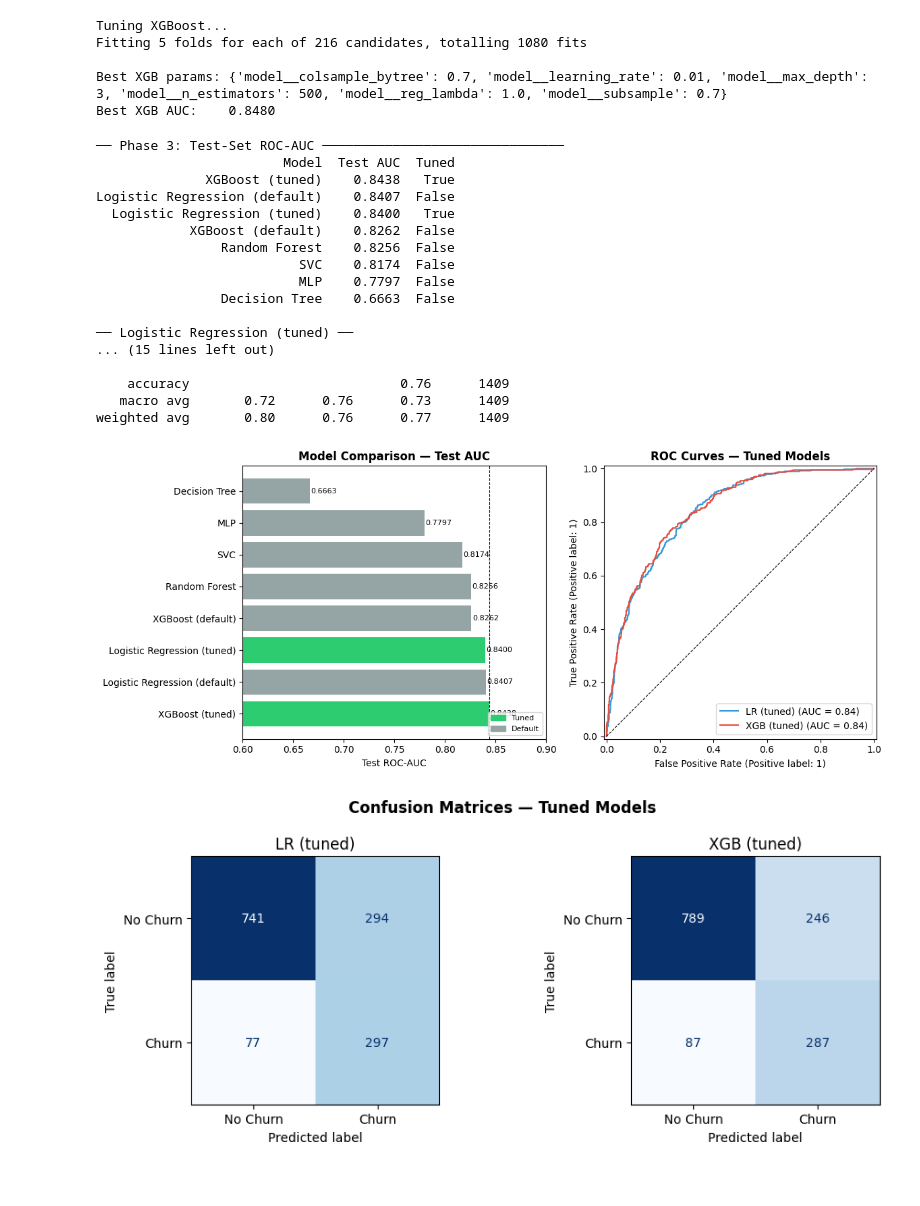
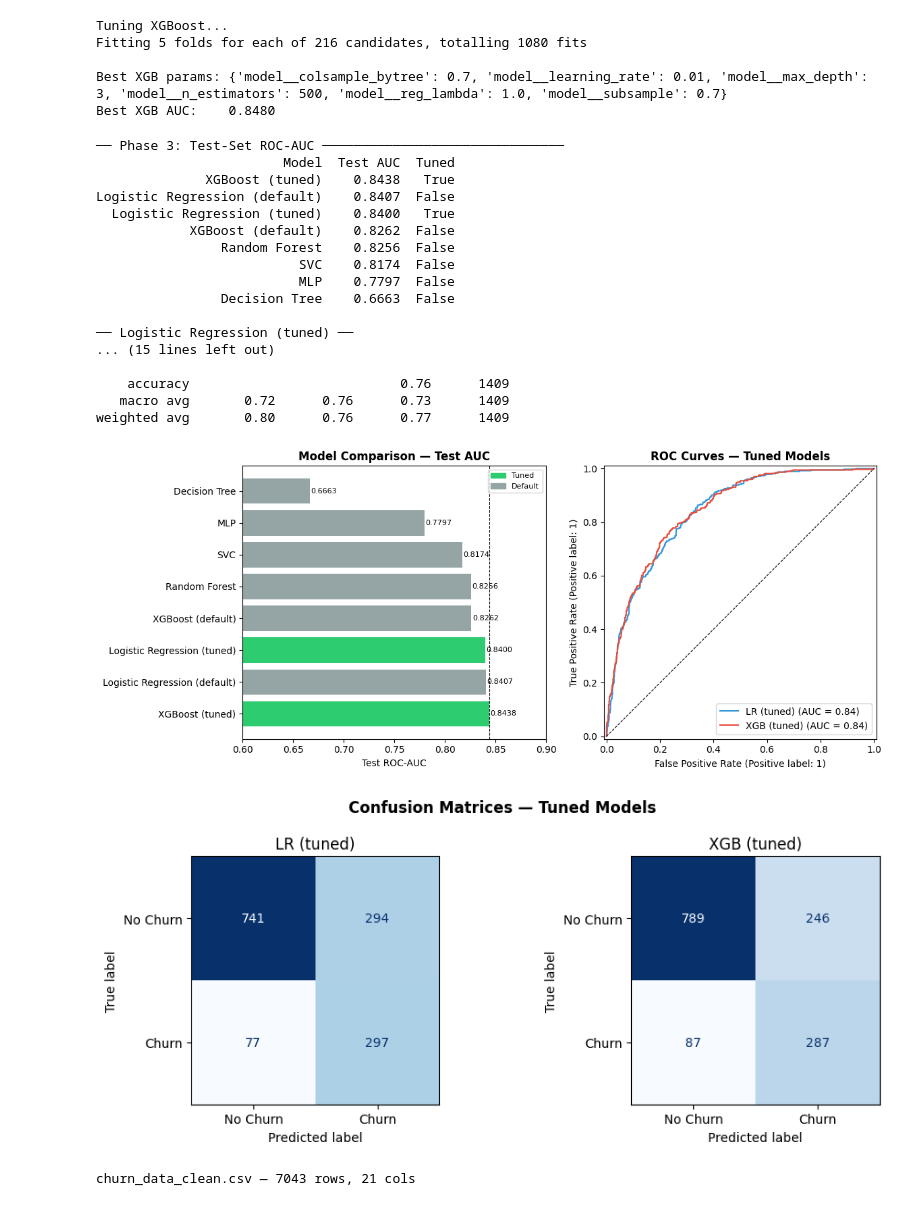
Before and after one commit to Filaxis/telco-churn-miniproject, a Jupyter notebook: telco_churn.ipynb, the cells around one changed output. Cells and saved outputs as stored; diff of their text form; code cells hidden in the pictures.

```diff
--- a/telco_churn.ipynb
+++ b/telco_churn.ipynb
@@ -520,7 +521,7 @@ for bar, val in zip(bars, summary_df['Test AUC']):
 from matplotlib.patches import Patch
 ax1.legend(handles=[Patch(color='#2ecc71', label='Tuned'),
                     Patch(color='#95a5a6', label='Default')],
-           loc='lower right', fontsize=8)
+           loc='upper right', fontsize=8)
 
 # -- 3b. ROC curves (tuned models only) --
 for name, search, color in [('LR (tuned)',  lr_search,  '#3498db'),
@@ -542,32 +543,41 @@ fig2.suptitle('Confusion Matrices — Tuned Models', fontweight='bold')
 
 for ax, (name, search) in zip(axes, [('LR (tuned)',  lr_search),
                                        ('XGB (tuned)', xgb_search)]):
     y_pred = search.best_estimator_.predict(X_test)
     cm = confusion_matrix(y_test, y_pred)
     disp = ConfusionMatrixDisplay(cm, display_labels=['No Churn', 'Churn'])
     disp.plot(ax=ax, colorbar=False, cmap='Blues')
     ax.set_title(name)
 
 fig2.tight_layout()
 fig2.savefig('outputs/confusion_matrices.png', dpi=150, bbox_inches='tight')
 plt.show()
 # %% [output]
 ── Phase 3: Test-Set ROC-AUC ───────────────────────────────
                         Model  Test AUC  Tuned
               XGBoost (tuned)    0.8438   True
 Logistic Regression (default)    0.8407  False
   Logistic Regression (tuned)    0.8400   True
             XGBoost (default)    0.8262  False
                 Random Forest    0.8256  False
                           SVC    0.8174  False
                           MLP    0.7797  False
                 Decision Tree    0.6663  False
 
 ── Logistic Regression (tuned) ──
 ... (15 lines left out)
 
     accuracy                           0.76      1409
    macro avg       0.72      0.76      0.73      1409
 weighted avg       0.80      0.76      0.77      1409
-[figure, old version]
+[figure, new version]
 [figure]
+# %%
+# ── Export 1: cleaned dataset for Power BI ──────────────────────────────────────
+imputer = TotalChargesImputer()
+df_clean = imputer.fit_transform(telco_churn.copy())
+df_clean['Churn'] = df_clean['Churn'].map({'Yes': 1, 'No': 0})
+df_clean.to_csv('outputs/churn_data_clean.csv', index=False, decimal=',') # adding the decimal comma is due to European localization of power BI (if you're using US localization, skip it)
+print(f"churn_data_clean.csv — {df_clean.shape[0]} rows, {df_clean.shape[1]} cols")
+# %% [output]
+churn_data_clean.csv — 7043 rows, 21 cols
```
Also changed, not shown: parts of 3 cells of this notebook, 6 other files.
